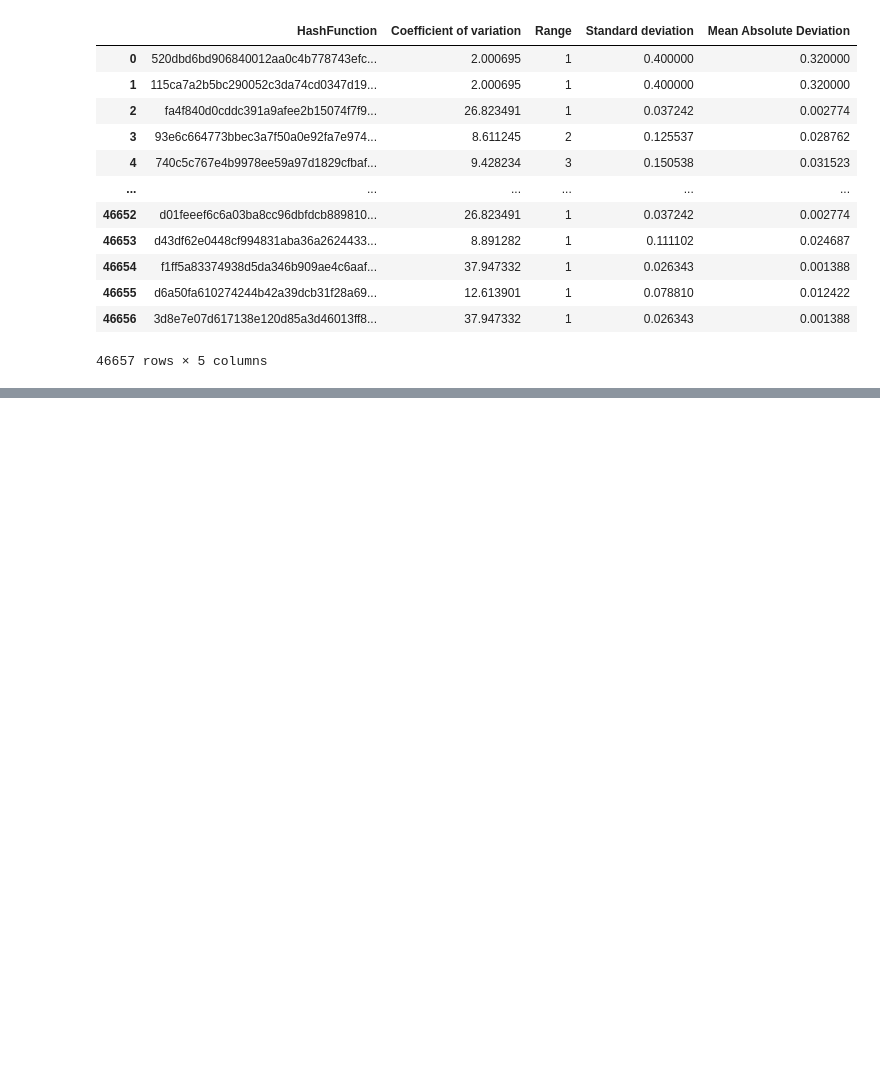
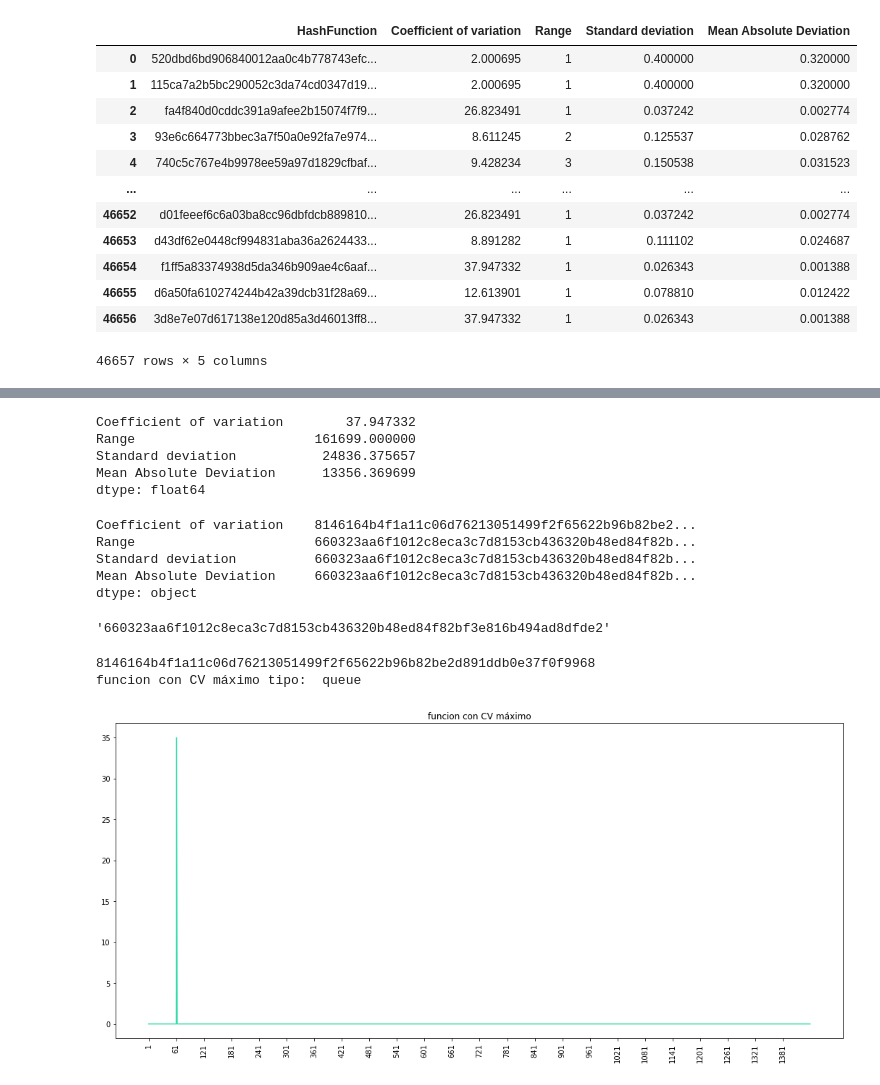
Before and after one commit to robinsonf214/Analisis_CVR, a Jupyter notebook: Preguntas.ipynb, the cells around one changed output, grey strips where cells are left out. Drawn from its saved outputs; the diff is of its cells as text; code cells hidden in the pictures; blank space fills up the shorter version.

Commit message:
maximos

```diff
--- a/Preguntas.ipynb
+++ b/Preguntas.ipynb
@@ -409,0 +427,39 @@ funciones_analisis
+# %%
+# valores max por columnas
+funciones_analisis.max(axis = 0)
+# %% [output]
+Coefficient of variation        37.947332
+Range                       161699.000000
+Standard deviation           24836.375657
+Mean Absolute Deviation      13356.369699
+dtype: float64
+# %%
+#ids de funciones con valores maximos por columnas
+funciones_analisis.idxmax()
+# %% [output]
+Coefficient of variation    8146164b4f1a11c06d76213051499f2f65622b96b82be2...
+Range                       660323aa6f1012c8eca3c7d8153cb436320b48ed84f82b...
+Standard deviation          660323aa6f1012c8eca3c7d8153cb436320b48ed84f82b...
+Mean Absolute Deviation     660323aa6f1012c8eca3c7d8153cb436320b48ed84f82b...
+dtype: object
+# %%
+funciones_analisis.idxmax()[0]
+# %% [output]
+'660323aa6f1012c8eca3c7d8153cb436320b48ed84f82bf3e816b494ad8dfde2'
+# %%
+# funcion con CV maximo
+print(funciones_analisis.idxmax()[0])
+print('funcion con CV máximo tipo: ',dia.loc[funciones_analisis.idxmax()[0]]['Trigger'])
+plt.figure(figsize=(18,8))
+
+plt.plot(dia.loc[funciones_analisis.idxmax()[0]].drop(['Trigger']), '#35DBA9')
+#plt.xlim(0, 1440)
+#plt.ylim(100000, 650000)
+plt.xticks(np.arange(0, 1440,60))
+plt.xticks(rotation=90)
+plt.title("funcion con CV máximo")
+plt.ion()
+# %% [output]
+8146164b4f1a11c06d76213051499f2f65622b96b82be2d891ddb0e37f0f9968
+funcion con CV máximo tipo:  queue
+[figure, added]
```
Also changed, not shown: parts of 2 cells of this notebook.
